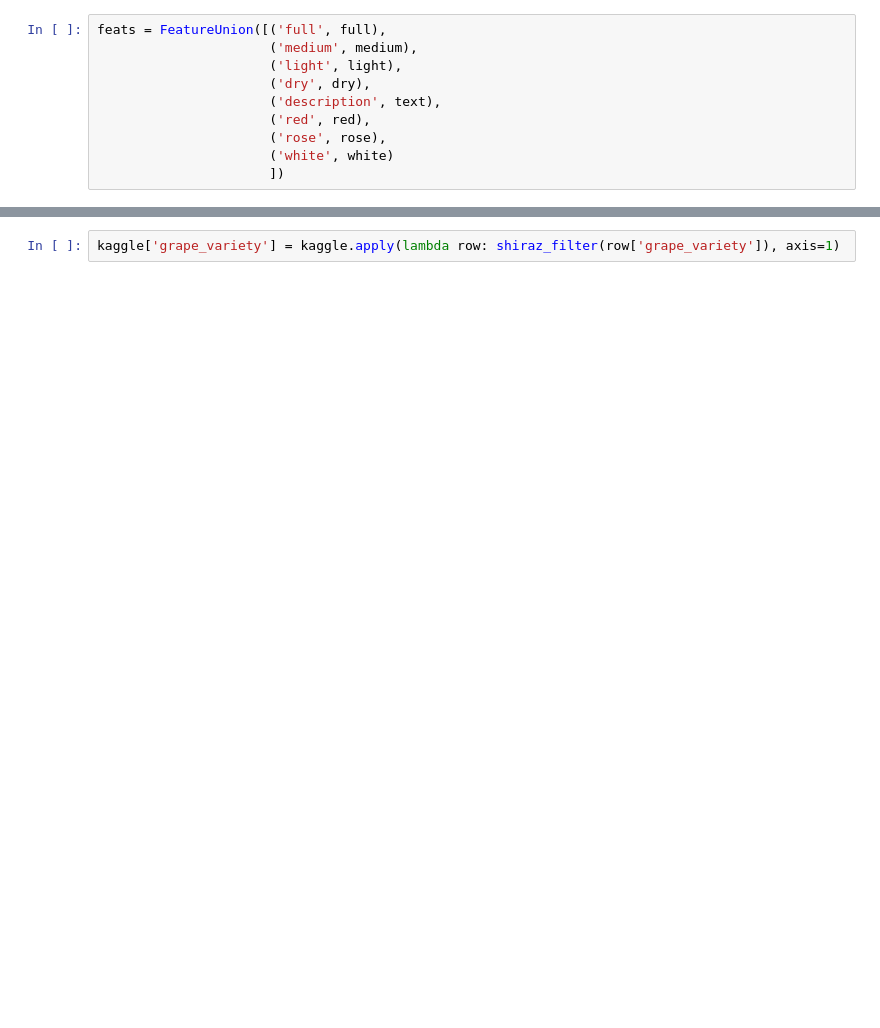
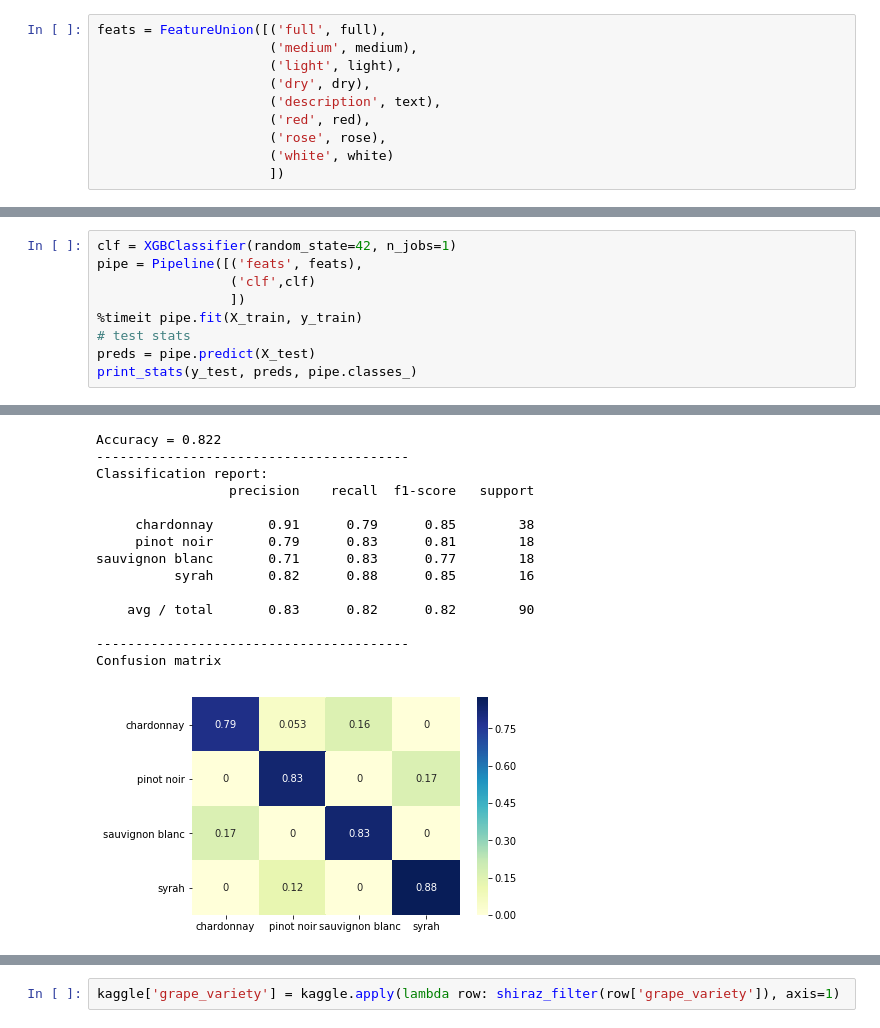
Before and after one commit to diveki/diveki.github.io, a Jupyter notebook: body_texts/blind_taster_algorithm.ipynb, the cells around one changed output, grey strips where cells are left out. Cells and saved outputs as stored; diff of their text form; blank space fills up the shorter version.

```diff
--- a/body_texts/blind_taster_algorithm.ipynb
+++ b/body_texts/blind_taster_algorithm.ipynb
@@ -344,0 +506,10 @@ def shiraz_filter(ss):
+# %%
+clf = XGBClassifier(random_state=42, n_jobs=1)
+pipe = Pipeline([('feats', feats),
+                 ('clf',clf)
+                 ])
+%timeit pipe.fit(X_train, y_train)
+# test stats
+preds = pipe.predict(X_test)
+print_stats(y_test, preds, pipe.classes_)
+# %% [output]
@@ -344,0 +517,15 @@ def shiraz_filter(ss):
+Accuracy = 0.822
+----------------------------------------
+Classification report:
+                 precision    recall  f1-score   support
+
+     chardonnay       0.91      0.79      0.85        38
+     pinot noir       0.79      0.83      0.81        18
+sauvignon blanc       0.71      0.83      0.77        18
+          syrah       0.82      0.88      0.85        16
+
+    avg / total       0.83      0.82      0.82        90
+
+----------------------------------------
+Confusion matrix
+[figure, added]
```
Also changed, not shown: parts of 146 cells of this notebook, 9 other files.
